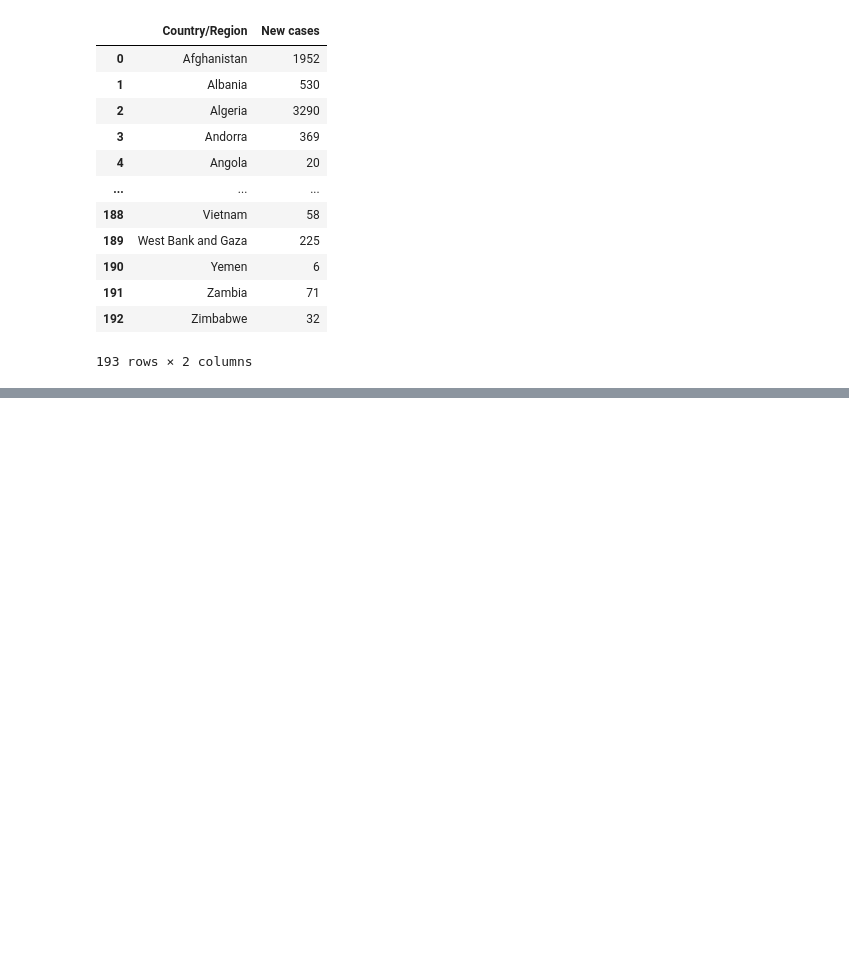
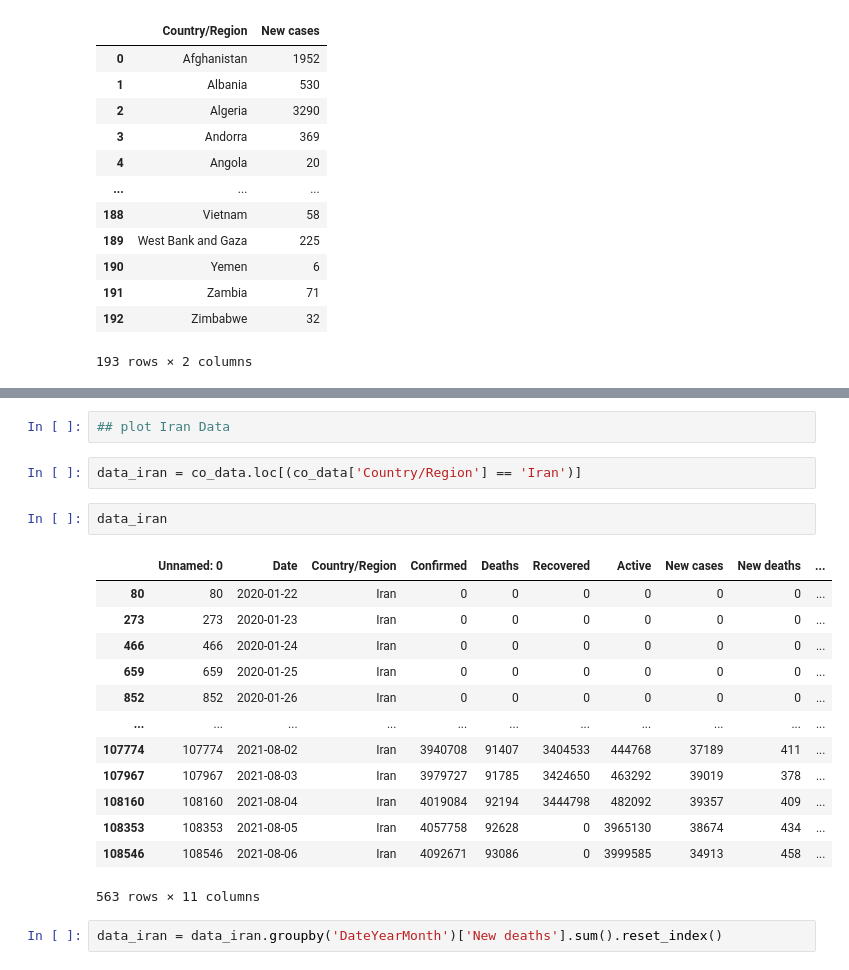
Before and after one commit to Hoda-Shad/Machine-Learning, a Jupyter notebook: Assignment3/2- Covid19.ipynb, the cells around one changed output, grey strips where cells are left out. Drawn from its saved outputs; the diff is of its cells as text; blank space fills up the shorter version.

```diff
--- a/Assignment3/2- Covid19.ipynb
+++ b/Assignment3/2- Covid19.ipynb
@@ -71,3 +75,25 @@ targetco_data[:8]
 | 142 | Russia | 104161 |
 | 84 | Italy | 99671 |
 | 65 | Germany | 91201 |
+# %%
+## plot Iran Data
+# %%
+data_iran = co_data.loc[(co_data['Country/Region'] == 'Iran')]
+# %%
+data_iran
+# %% [output]
+|  | Unnamed: 0 | Date | Country/Region | Confirmed | Deaths | Recovered | Active | New cases | New deaths | ... |
+| 80 | 80 | 2020-01-22 | Iran | 0 | 0 | 0 | 0 | 0 | 0 | ... |
+| 273 | 273 | 2020-01-23 | Iran | 0 | 0 | 0 | 0 | 0 | 0 | ... |
+| 466 | 466 | 2020-01-24 | Iran | 0 | 0 | 0 | 0 | 0 | 0 | ... |
+| 659 | 659 | 2020-01-25 | Iran | 0 | 0 | 0 | 0 | 0 | 0 | ... |
+| 852 | 852 | 2020-01-26 | Iran | 0 | 0 | 0 | 0 | 0 | 0 | ... |
+| ... | ... | ... | ... | ... | ... | ... | ... | ... | ... | ... |
+| 107774 | 107774 | 2021-08-02 | Iran | 3940708 | 91407 | 3404533 | 444768 | 37189 | 411 | ... |
+| 107967 | 107967 | 2021-08-03 | Iran | 3979727 | 91785 | 3424650 | 463292 | 39019 | 378 | ... |
+| 108160 | 108160 | 2021-08-04 | Iran | 4019084 | 92194 | 3444798 | 482092 | 39357 | 409 | ... |
+| 108353 | 108353 | 2021-08-05 | Iran | 4057758 | 92628 | 0 | 3965130 | 38674 | 434 | ... |
+| 108546 | 108546 | 2021-08-06 | Iran | 4092671 | 93086 | 0 | 3999585 | 34913 | 458 | ... |
+563 rows × 11 columns
+# %%
+data_iran = data_iran.groupby('DateYearMonth')['New deaths'].sum().reset_index()
```
Also changed, not shown: parts of 5 cells of this notebook, 4 other files.
